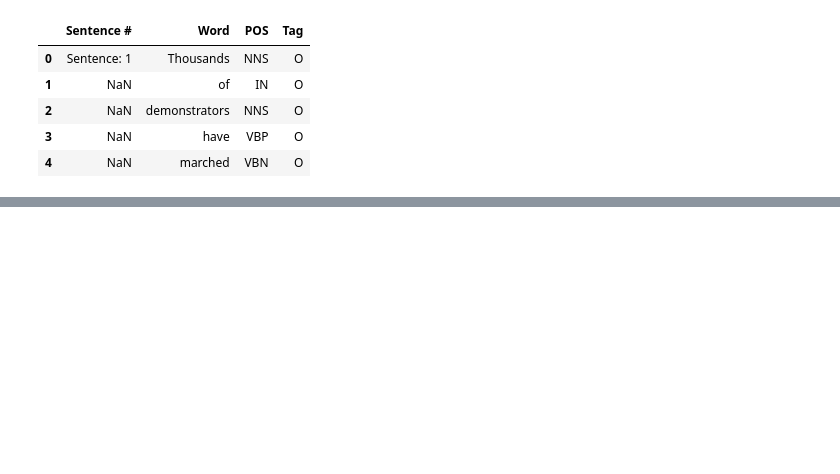
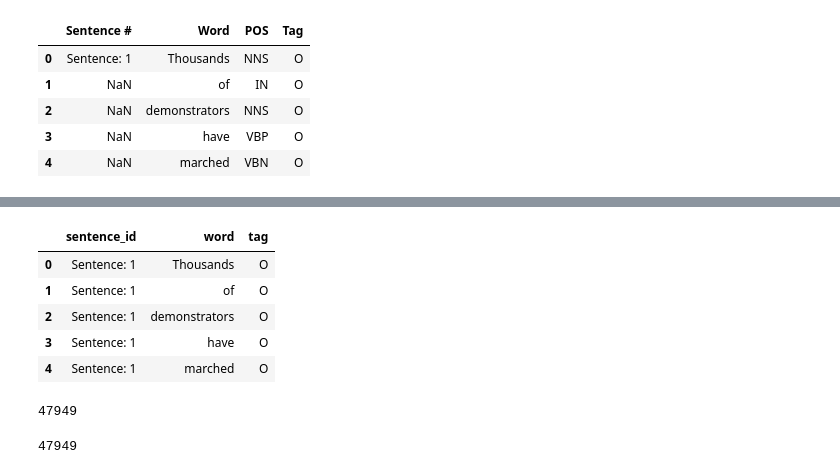
Before and after one commit to KVaid29994/NER_model, a Jupyter notebook: notebook/model.ipynb, the cells around one changed output, grey strips where cells are left out. Drawn from its saved outputs; the diff is of its cells as text; code cells hidden in the pictures; blank space fills up the shorter version.

```diff
--- a/notebook/model.ipynb
+++ b/notebook/model.ipynb
@@ -94,0 +95,9 @@ B-tim     20333
+# %%
+df.head()
+# %% [output]
+|  | sentence_id | word | tag |
+| 0 | Sentence: 1 | Thousands | O |
+| 1 | Sentence: 1 | of | O |
+| 2 | Sentence: 1 | demonstrators | O |
+| 3 | Sentence: 1 | have | O |
+| 4 | Sentence: 1 | marched | O |
@@ -94,0 +107,8 @@ B-tim     20333
+# %%
+len(sentences)
+# %% [output]
+47949
+# %%
+len(tags)
+# %% [output]
+47949
```
Also changed, not shown: parts of 25 cells of this notebook.
